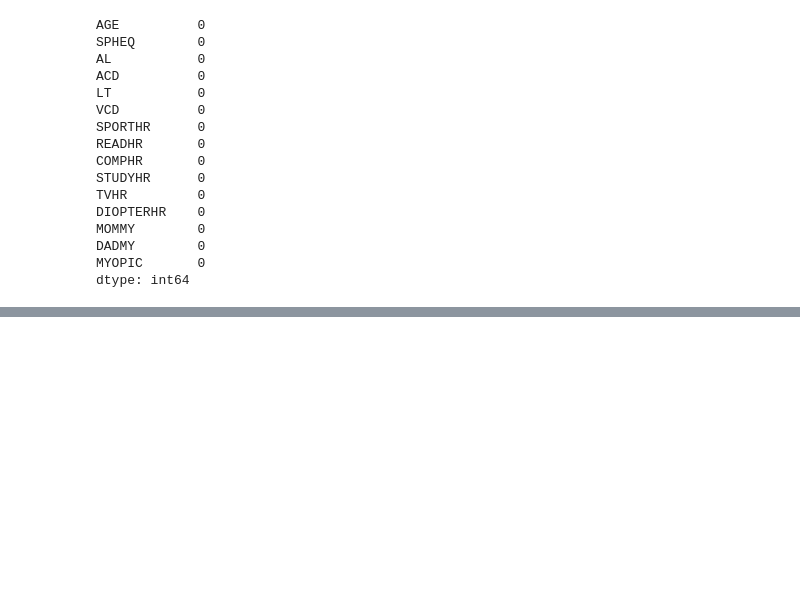
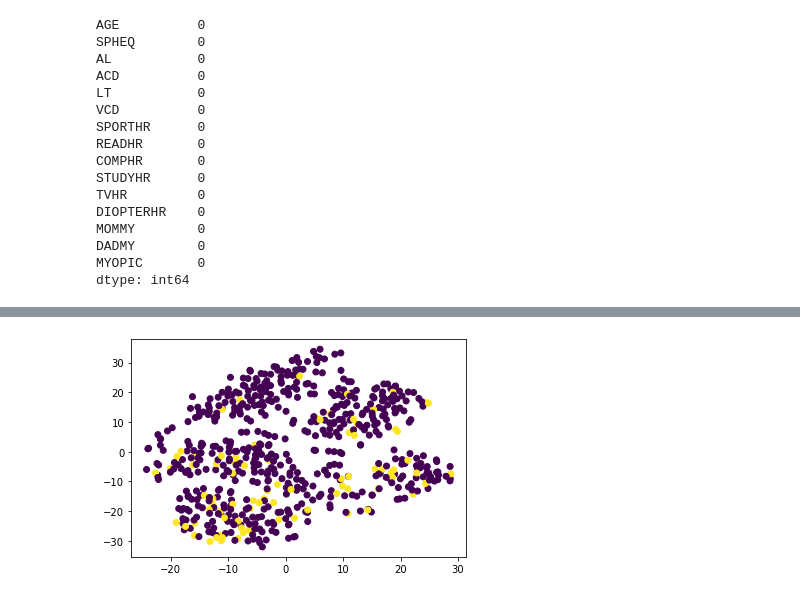
Before and after one commit to Master-Leo/Unsupervised-Machine-Learning-Challenge, a Jupyter notebook: myopia.ipynb, the cells around one changed output, grey strips where cells are left out. Cells and saved outputs as stored; diff of their text form; code cells hidden in the pictures; blank space fills up the shorter version.

```diff
--- a/myopia.ipynb
+++ b/myopia.ipynb
@@ -77,0 +159,6 @@ y = df['MYOPIC']
+# %%
+# Visualize the clusters with color
+plt.scatter(X['x'], X['y'], c=y)
+plt.show()
+# %% [output]
+[figure, added]
```
Also changed, not shown: parts of 15 cells of this notebook.
